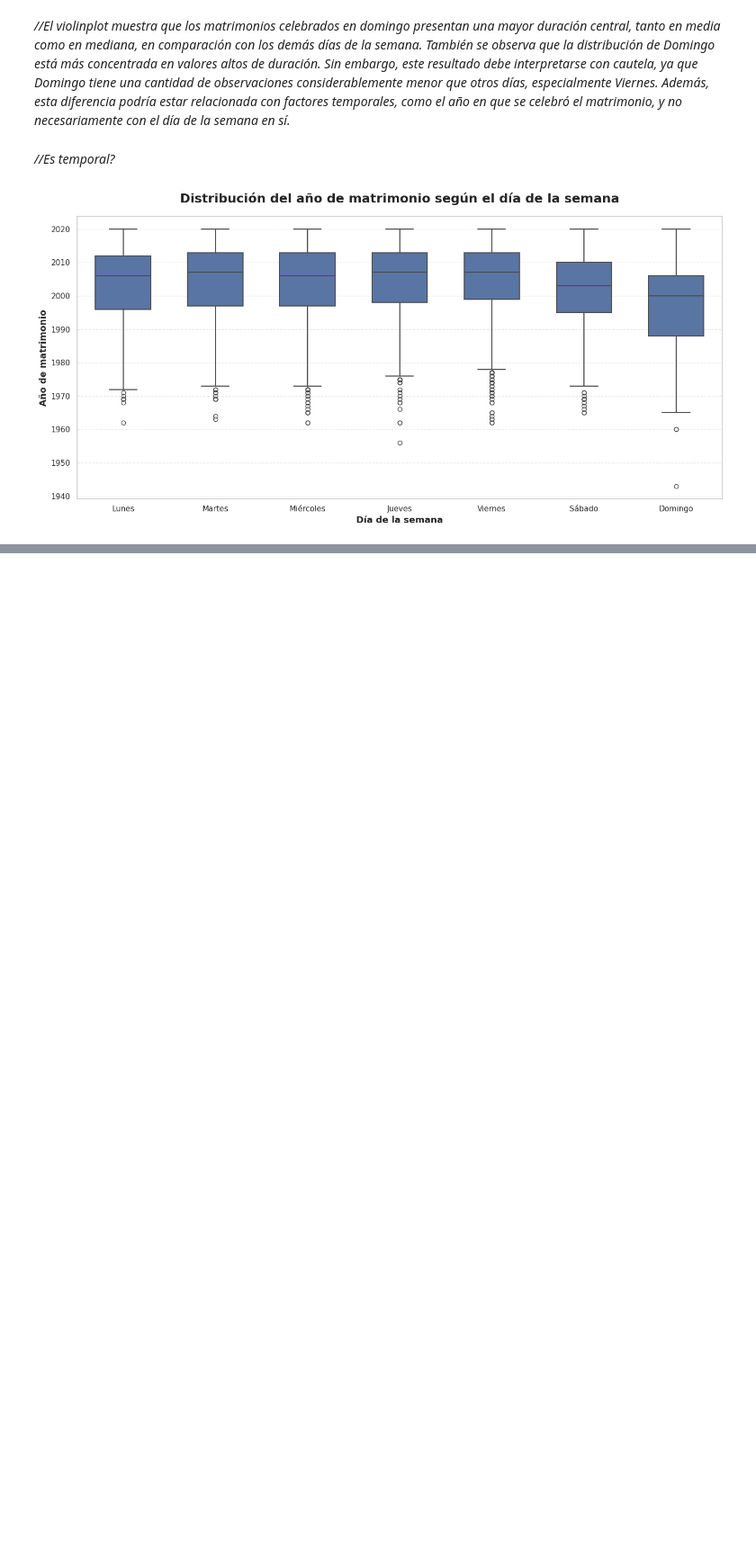
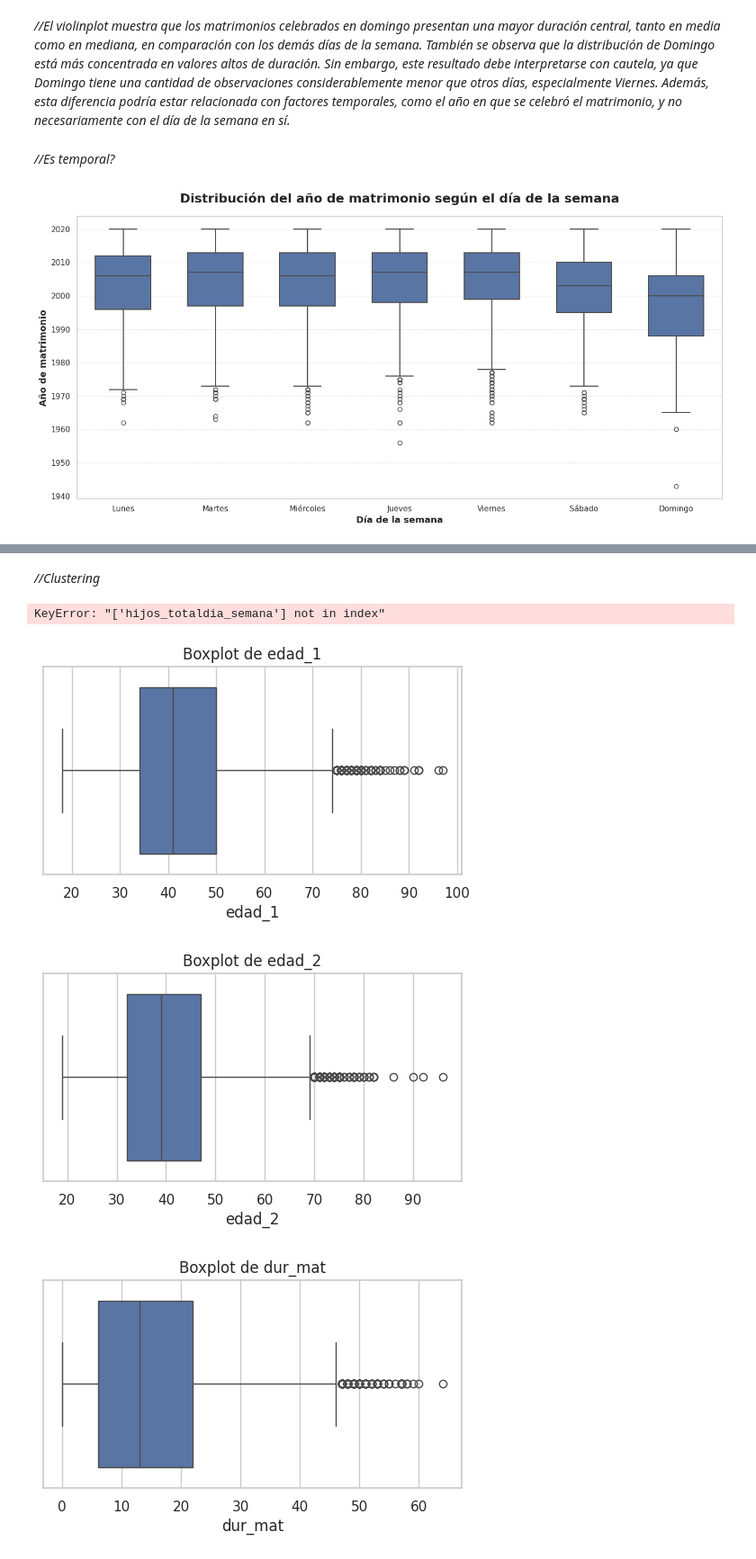
Before and after one commit to Phiepi137/Analisis-Matrimonios-y-Divorcios-2020---Proyecto-FCDIA-, a Jupyter notebook: ProeyctoFCDIA/ProyectoFinal.ipynb, the cells around one changed output, grey strips where cells are left out. Shown at 90% size. Drawn from its saved outputs; the diff is of its cells as text; code cells hidden in the pictures; blank space fills up the shorter version.

```diff
--- a/ProeyctoFCDIA/ProyectoFinal.ipynb
+++ b/ProeyctoFCDIA/ProyectoFinal.ipynb
@@ -578,0 +486,27 @@ df['hijos_total'] = df[['hijos_1', 'hijos_2']].sum(axis=1)
+# %% [markdown]
+*//Clustering*
+# %%
+variables_cluster = [
+    'edad_1',
+    'edad_2',
+    'dur_mat',
+    'anio_mat',
+    'hijos_total'
+]
+# %%
+X = df[variables_cluster].copy()
+# %% [output]
+KeyError: "['hijos_totaldia_semana'] not in index"
+# %%
+import matplotlib.pyplot as plt
+import seaborn as sns
+
+for col in X.columns:
+    plt.figure(figsize=(6, 3))
+    sns.boxplot(x=X[col])
+    plt.title(f'Boxplot de {col}')
+    plt.show()
+# %% [output]
+[figure, added]
+[figure, added]
+[figure, added]
```
Also changed, not shown: parts of 17 cells of this notebook.
